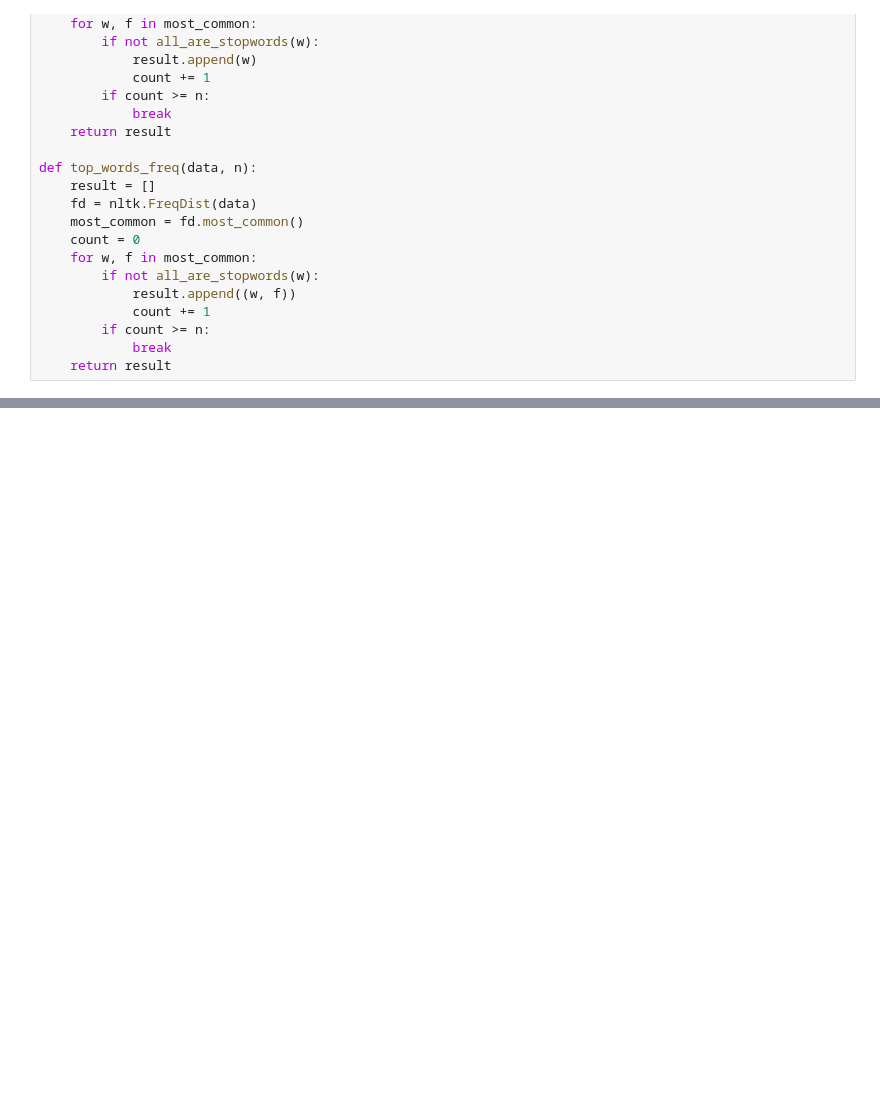
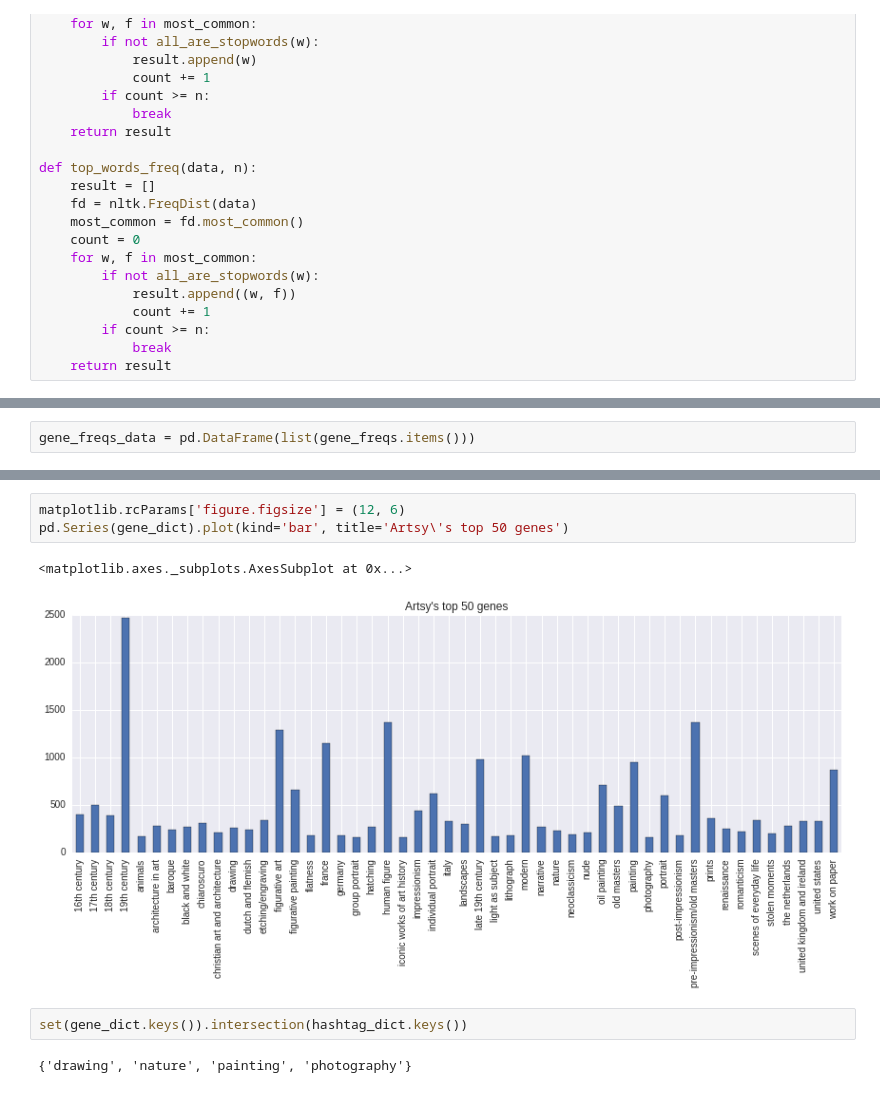
Before and after one commit to mavillard/liwc, a Jupyter notebook: art_nyt_ft_keywords.ipynb, the cells around one changed output, grey strips where cells are left out. Drawn from its saved outputs; the diff is of its cells as text; blank space fills up the shorter version.

```diff
--- a/art_nyt_ft_keywords.ipynb
+++ b/art_nyt_ft_keywords.ipynb
@@ -378,0 +385,2 @@ art_data.to_csv('art_ft_data.csv')
+# %%
+gene_freqs_data = pd.DataFrame(list(gene_freqs.items()))
@@ -378,0 +414,10 @@ art_data.to_csv('art_ft_data.csv')
+# %%
+matplotlib.rcParams['figure.figsize'] = (12, 6)
+pd.Series(gene_dict).plot(kind='bar', title='Artsy\'s top 50 genes')
+# %% [output]
+<matplotlib.axes._subplots.AxesSubplot at 0x...>
+[figure, added]
+# %%
+set(gene_dict.keys()).intersection(hashtag_dict.keys())
+# %% [output]
+{'drawing', 'nature', 'painting', 'photography'}
```
Also changed, not shown: parts of 89 cells of this notebook, 11 other files.
